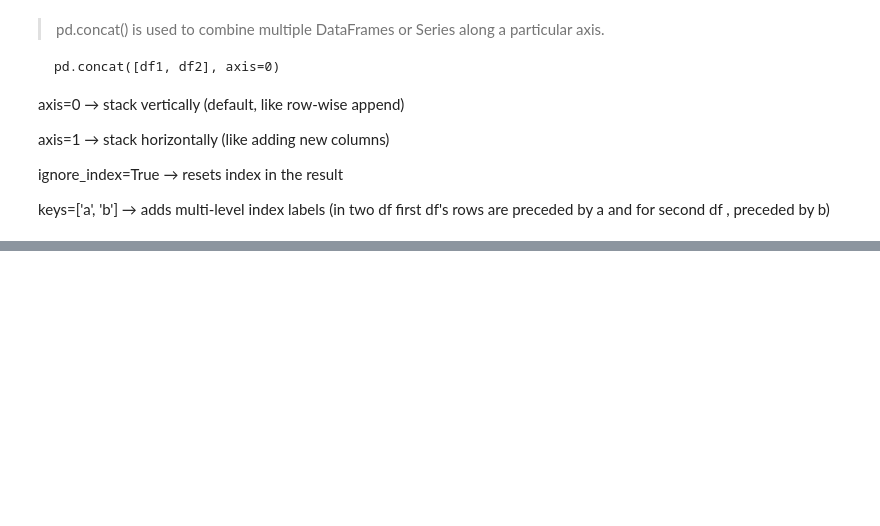
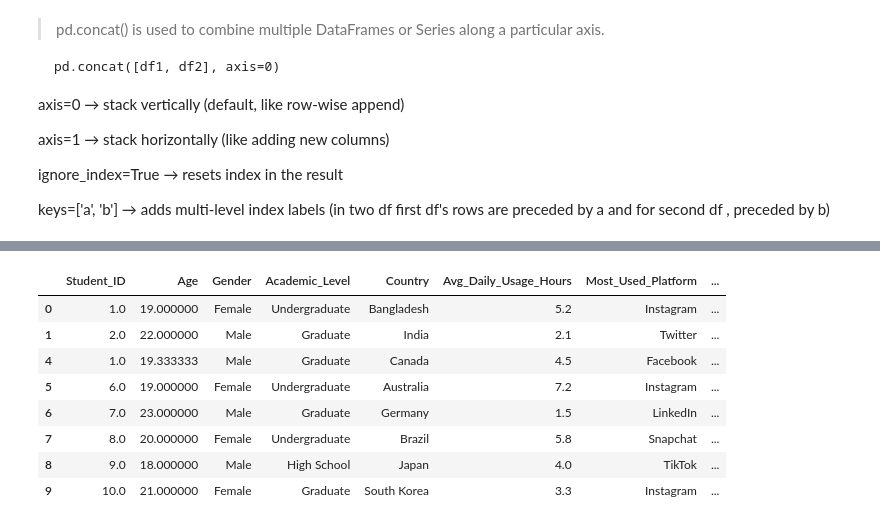
Before and after one commit to jatinmeenaa/pandas_learning, a Jupyter notebook: Pandas.ipynb, the cells around one changed output, grey strips where cells are left out. Saved outputs shown, nothing was run; the diff lists cells and outputs as text; code cells hidden in the pictures; blank space fills up the shorter version.

```diff
--- a/Pandas.ipynb
+++ b/Pandas.ipynb
@@ -255,0 +373,14 @@ pd.concat([df1,df2],axis=1)
+# %%
+data.dropna(inplace=True)
+# %%
+data
+# %% [output]
+|  | Student_ID | Age | Gender | Academic_Level | Country | Avg_Daily_Usage_Hours | Most_Used_Platform | ... |
+| 0 | 1.0 | 19.000000 | Female | Undergraduate | Bangladesh | 5.2 | Instagram | ... |
+| 1 | 2.0 | 22.000000 | Male | Graduate | India | 2.1 | Twitter | ... |
+| 4 | 1.0 | 19.333333 | Male | Graduate | Canada | 4.5 | Facebook | ... |
+| 5 | 6.0 | 19.000000 | Female | Undergraduate | Australia | 7.2 | Instagram | ... |
+| 6 | 7.0 | 23.000000 | Male | Graduate | Germany | 1.5 | LinkedIn | ... |
+| 7 | 8.0 | 20.000000 | Female | Undergraduate | Brazil | 5.8 | Snapchat | ... |
+| 8 | 9.0 | 18.000000 | Male | High School | Japan | 4.0 | TikTok | ... |
+| 9 | 10.0 | 21.000000 | Female | Graduate | South Korea | 3.3 | Instagram | ... |
```
Also changed, not shown: parts of 12 cells of this notebook.
